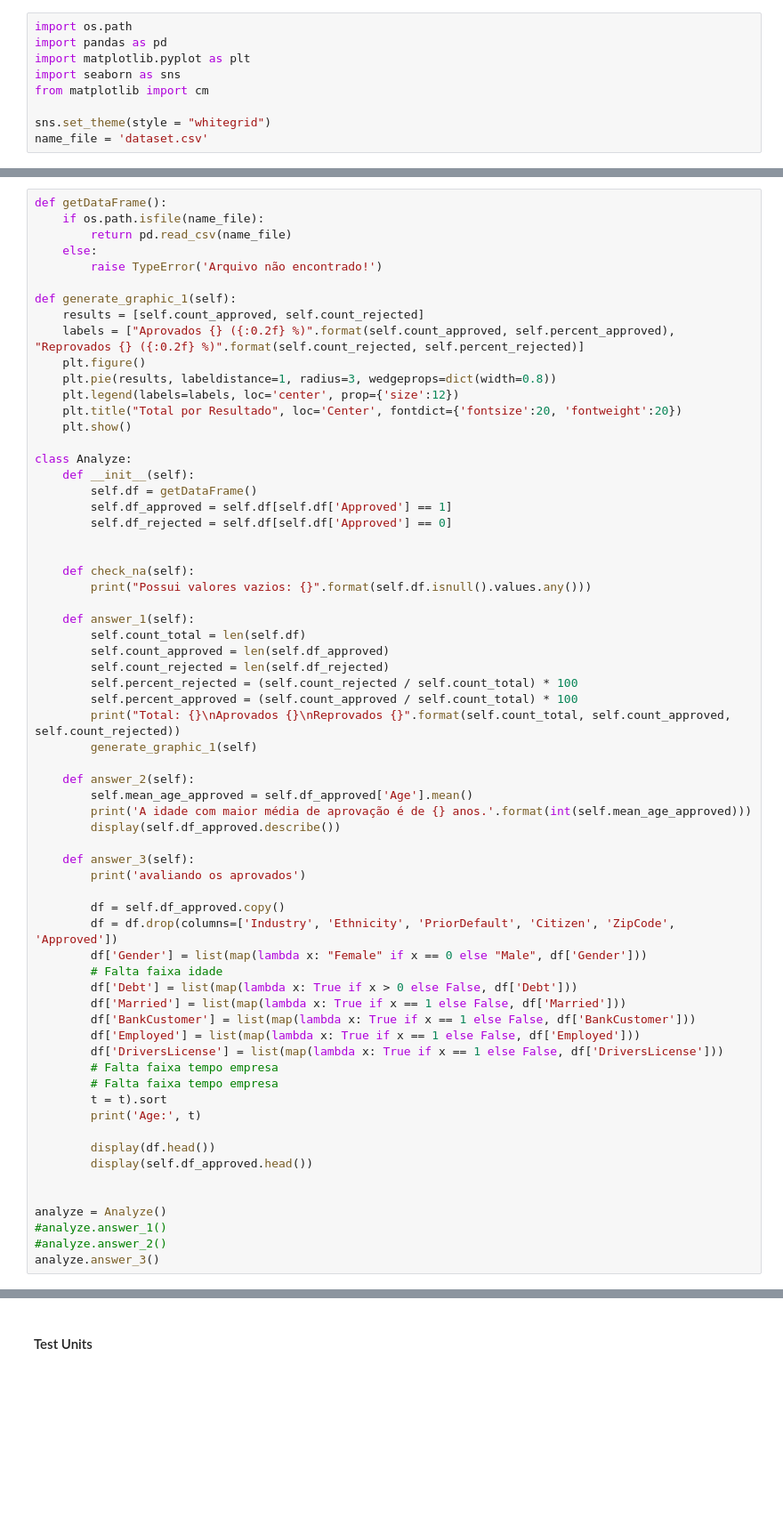
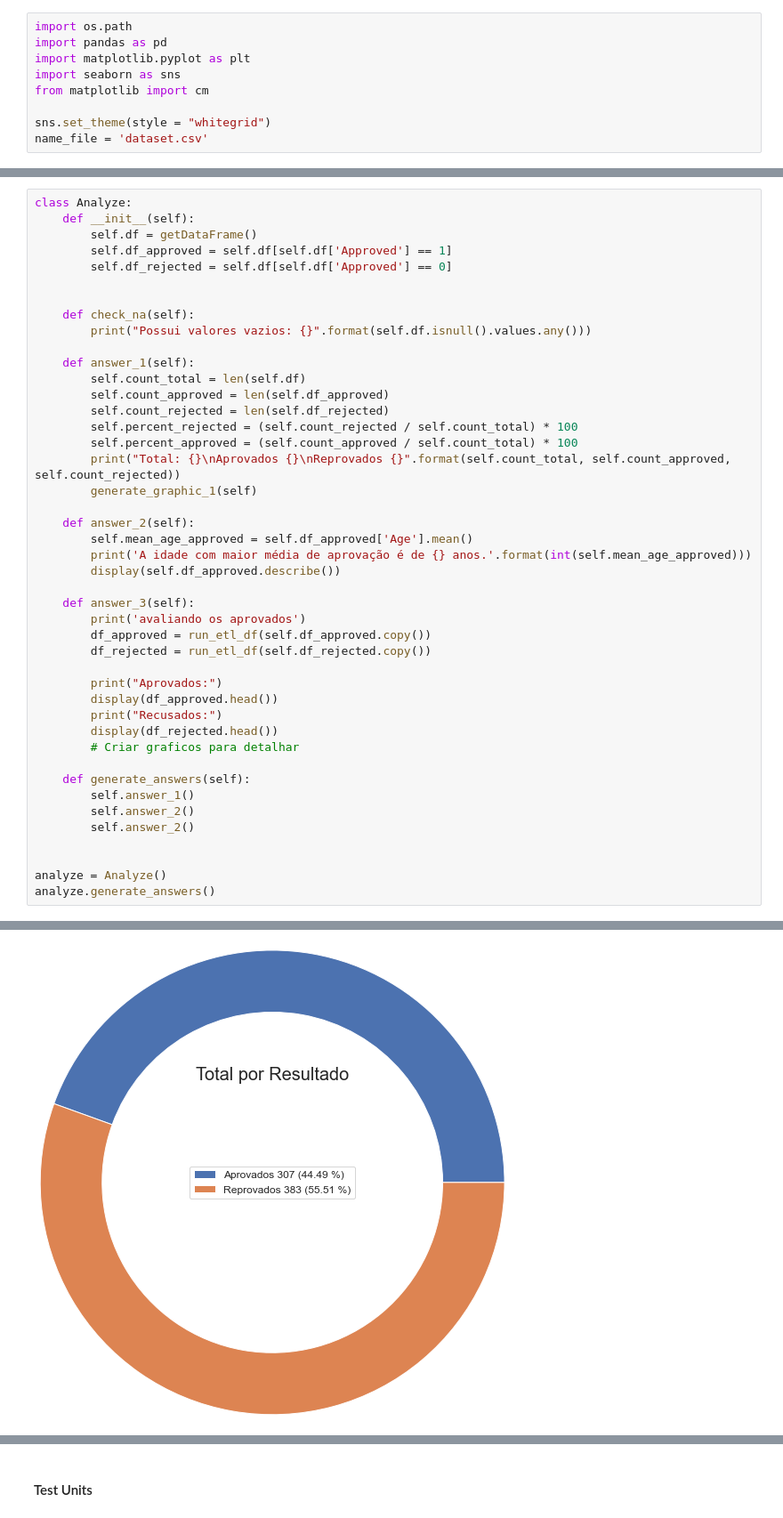
Before and after one commit to jrsilva051/Project-CreditAnalysis, a Jupyter notebook: project.ipynb, the cells around one changed output, grey strips where cells are left out. Shown at 89% size. Cells and saved outputs as stored; diff of their text form; blank space fills up the shorter version.

```diff
--- a/project.ipynb
+++ b/project.ipynb
@@ -22,19 +103,4 @@ name_file = 'dataset.csv'
 # %%
-def getDataFrame():
-    if os.path.isfile(name_file):
-        return pd.read_csv(name_file)
-    else:
-        raise TypeError('Arquivo não encontrado!')
-
-def generate_graphic_1(self):
-    results = [self.count_approved, self.count_rejected]
-    labels = ["Aprovados {} ({:0.2f} %)".format(self.count_approved, self.percent_approved), "Reprovados {} ({:0.2f} %)".format(self.count_rejected, self.percent_rejected)]
-    plt.figure()
-    plt.pie(results, labeldistance=1, radius=3, wedgeprops=dict(width=0.8))
-    plt.legend(labels=labels, loc='center', prop={'size':12})
-    plt.title("Total por Resultado", loc='Center', fontdict={'fontsize':20, 'fontweight':20})
-    plt.show()
-
 class Analyze:
     def __init__(self):
         self.df = getDataFrame()
@@ -61,27 +127,21 @@ class Analyze:
 
     def answer_3(self):
         print('avaliando os aprovados')
+        df_approved = run_etl_df(self.df_approved.copy())
+        df_rejected = run_etl_df(self.df_rejected.copy())
 
-        df = self.df_approved.copy()
-        df = df.drop(columns=['Industry', 'Ethnicity', 'PriorDefault', 'Citizen', 'ZipCode', 'Approved'])
-        df['Gender'] = list(map(lambda x: "Female" if x == 0 else "Male", df['Gender']))
-        # Falta faixa idade
-        df['Debt'] = list(map(lambda x: True if x > 0 else False, df['Debt']))
-        df['Married'] = list(map(lambda x: True if x == 1 else False, df['Married']))
-        df['BankCustomer'] = list(map(lambda x: True if x == 1 else False, df['BankCustomer']))
-        df['Employed'] = list(map(lambda x: True if x == 1 else False, df['Employed']))
-        df['DriversLicense'] = list(map(lambda x: True if x == 1 else False, df['DriversLicense']))
-        # Falta faixa tempo empresa
-        # Falta faixa tempo empresa
-        t = t).sort
-        print('Age:', t)
+        print("Aprovados:")
+        display(df_approved.head())
+        print("Recusados:")
+        display(df_rejected.head())
+        # Criar graficos para detalhar
 
-        display(df.head())
-        display(self.df_approved.head())
+    def generate_answers(self):
+        self.answer_1()
+        self.answer_2()
+        self.answer_2()
 
 
 analyze = Analyze()
-#analyze.answer_1()
-#analyze.answer_2()
-analyze.answer_3()
+analyze.generate_answers()
 # %% [output]
@@ -88,0 +151 @@ SyntaxError: invalid syntax (<ipython-input-210-fc067b978f18>, line 55)
+[figure, added]
```
Also changed, not shown: parts of 18 cells of this notebook.
